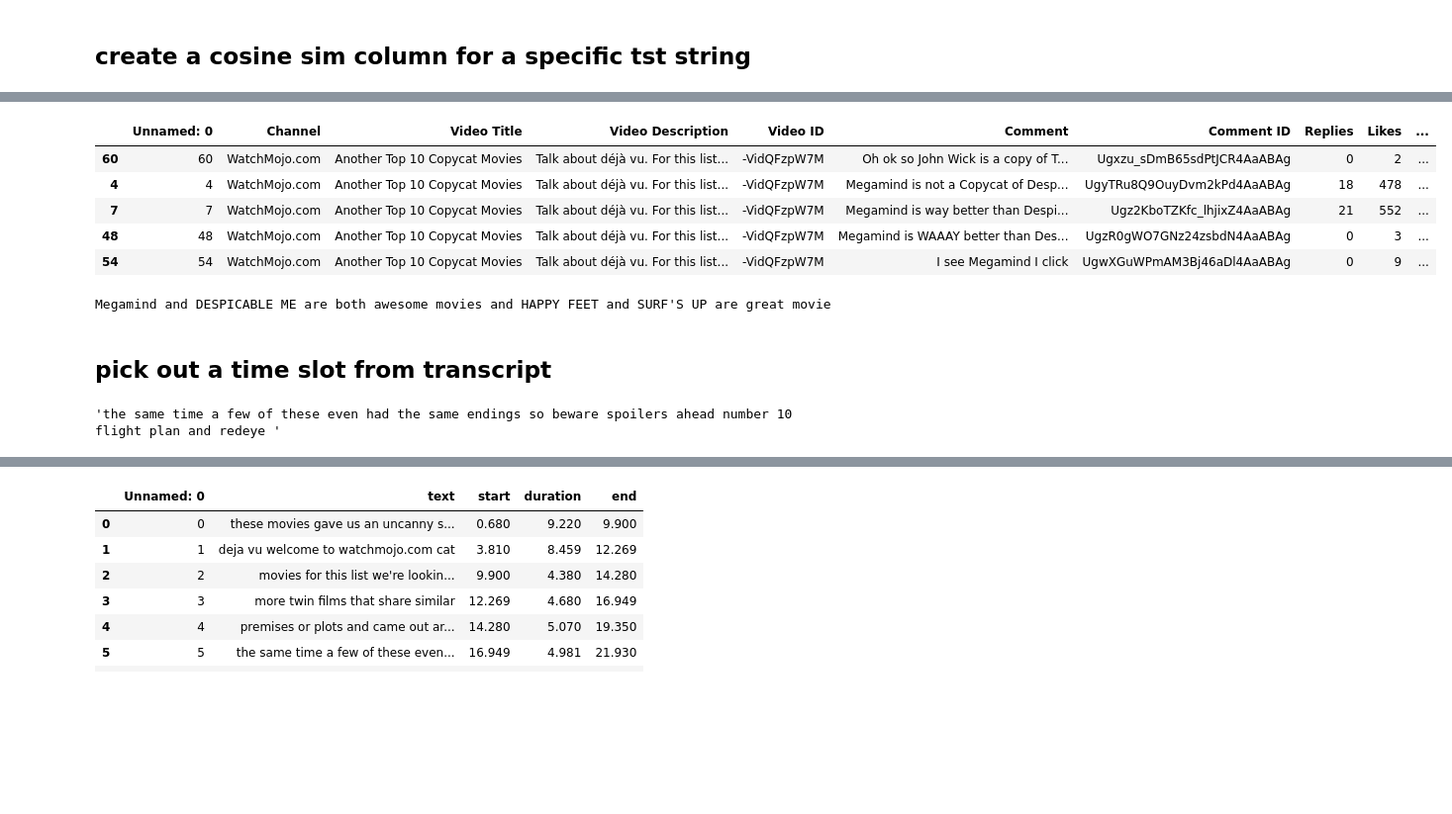
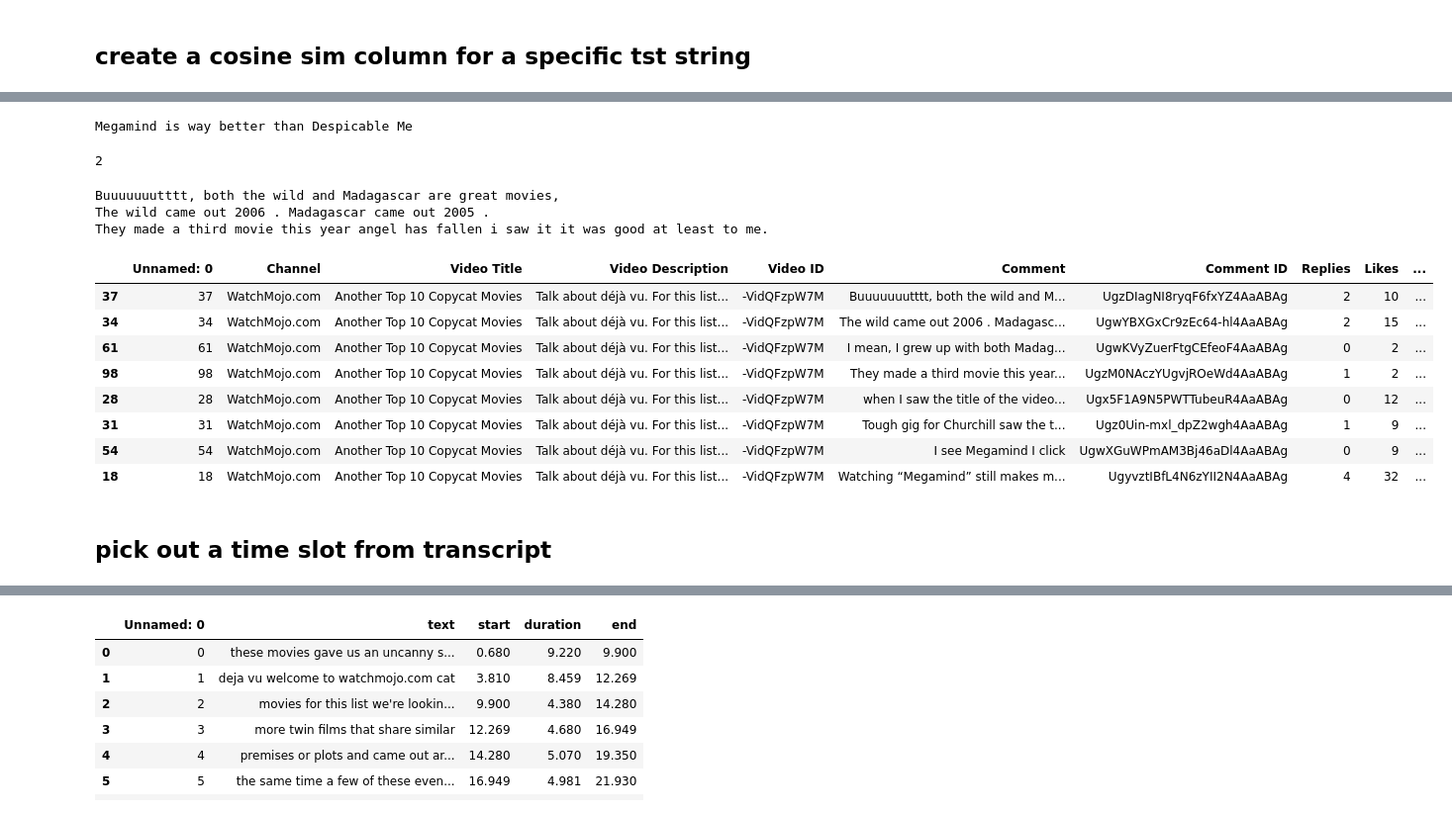
Before and after one commit to JesseKanter/YoutubeCommentFilter, a Jupyter notebook: Fidning_similiarity_test.ipynb, the cells around one changed output, grey strips where cells are left out. Shown: that part at 99% size. Cells and saved outputs as stored; diff of their text form; code cells hidden in the pictures; blank space fills up the shorter version.

Commit message:
getting ready to put into backgound of chrome ext, added focus on tfidf on transcript only

```diff
--- a/Fidning_similiarity_test.ipynb
+++ b/Fidning_similiarity_test.ipynb
@@ -120,0 +117,3 @@ dreamworks Megamind arrived right on the
+# %%
+start=60*8-8
+duration=60*1-7
@@ -121,20 +124,36 @@ dreamworks Megamind arrived right on the
 # %%
-tran_string_test=tfidf_transformer.transform(bow_transformer.transform([tran.text.iloc[200]]))
+tran_string_test=tfidf_transformer.transform(bow_transformer.transform([select_script_transcript(start,duration,tran)]))
 # %%
 comments['sim_score']=comments.Comment.apply(lambda s: cosine_similarity(tran_string_test,tfidf_transformer.transform(bow_transformer.transform([s])))[0][0] )
+# %%
+print(comments.sort_values(by='sim_score',ascending=False).Comment.iloc[4])
+# %% [output]
+Megamind is way better than Despicable Me
+# %%
+(comments.sort_values(by='sim_score',ascending=False).head(3).iloc[0].Replies)
+# %% [output]
+2
+# %%
+i=0
+while i < len(comments.sort_values(by='sim_score',ascending=False).head(3)):
+    print(comments.sort_values(by='sim_score',ascending=False).head(3).iloc[i].Comment)
+    i+=1
+# %% [output]
+Buuuuuuutttt, both the wild and Madagascar are great movies,
+The wild came out 2006 . Madagascar came out 2005 .
+They made a third movie this year angel has fallen i saw it it was good at least to me.
 # %%
-comments.sort_values(by='sim_score',ascending=False).head()
+comments.sort_values(by='sim_score',ascending=False).head(8)
 # %% [output]
 |  | Unnamed: 0 | Channel | Video Title | Video Description | Video ID | Comment | Comment ID | Replies | Likes | ... |
-| 60 | 60 | WatchMojo.com | Another Top 10 Copycat Movies | Talk about déjà vu. For this list... | -VidQFzpW7M | Oh ok so John Wick is a copy of T... | Ugxzu_sDmB65sdPtJCR4AaABAg | 0 | 2 | ... |
-| 4 | 4 | WatchMojo.com | Another Top 10 Copycat Movies | Talk about déjà vu. For this list... | -VidQFzpW7M | Megamind is not a Copycat of Desp... | UgyTRu8Q9OuyDvm2kPd4AaABAg | 18 | 478 | ... |
-| 7 | 7 | WatchMojo.com | Another Top 10 Copycat Movies | Talk about déjà vu. For this list... | -VidQFzpW7M | Megamind is way better than Despi... | Ugz2KboTZKfc_lhjixZ4AaABAg | 21 | 552 | ... |
-| 48 | 48 | WatchMojo.com | Another Top 10 Copycat Movies | Talk about déjà vu. For this list... | -VidQFzpW7M | Megamind is WAAAY better than Des... | UgzR0gWO7GNz24zsbdN4AaABAg | 0 | 3 | ... |
+| 37 | 37 | WatchMojo.com | Another Top 10 Copycat Movies | Talk about déjà vu. For this list... | -VidQFzpW7M | Buuuuuuutttt, both the wild and M... | UgzDIagNI8ryqF6fxYZ4AaABAg | 2 | 10 | ... |
+| 34 | 34 | WatchMojo.com | Another Top 10 Copycat Movies | Talk about déjà vu. For this list... | -VidQFzpW7M | The wild came out 2006 . Madagasc... | UgwYBXGxCr9zEc64-hl4AaABAg | 2 | 15 | ... |
+| 61 | 61 | WatchMojo.com | Another Top 10 Copycat Movies | Talk about déjà vu. For this list... | -VidQFzpW7M | I mean, I grew up with both Madag... | UgwKVyZuerFtgCEfeoF4AaABAg | 0 | 2 | ... |
+| 98 | 98 | WatchMojo.com | Another Top 10 Copycat Movies | Talk about déjà vu. For this list... | -VidQFzpW7M | They made a third movie this year... | UgzM0NAczYUgvjROeWd4AaABAg | 1 | 2 | ... |
+| 28 | 28 | WatchMojo.com | Another Top 10 Copycat Movies | Talk about déjà vu. For this list... | -VidQFzpW7M | when I saw the title of the video... | Ugx5F1A9N5PWTTubeuR4AaABAg | 0 | 12 | ... |
+| 31 | 31 | WatchMojo.com | Another Top 10 Copycat Movies | Talk about déjà vu. For this list... | -VidQFzpW7M | Tough gig for Churchill saw the t... | Ugz0Uin-mxl_dpZ2wgh4AaABAg | 1 | 9 | ... |
 | 54 | 54 | WatchMojo.com | Another Top 10 Copycat Movies | Talk about déjà vu. For this list... | -VidQFzpW7M | I see Megamind I click | UgwXGuWPmAM3Bj46aDl4AaABAg | 0 | 9 | ... |
+| 18 | 18 | WatchMojo.com | Another Top 10 Copycat Movies | Talk about déjà vu. For this list... | -VidQFzpW7M | Watching “Megamind” still makes m... | UgyvztIBfL4N6zYII2N4AaABAg | 4 | 32 | ... |
-# %%
-print(comments.sort_values(by='sim_score',ascending=False).Comment.iloc[25])
-# %% [output]
-Megamind and DESPICABLE ME are both awesome movies and HAPPY FEET and SURF'S UP are great movie
 # %% [markdown]
 ## pick out a time slot from transcript
 # %%
@@ -153,7 +172,3 @@ def select_script_transcript(start_time,added_time,tran):
     for s in transelection.text:
         transelection_text+=s+' '
     return(transelection_text)
-# %%
-select_script_transcript(20,10,tran)
-# %% [output]
-'the same time a few of these even had the same endings so beware spoilers ahead number 10 flight plan and redeye '
```
Also changed, not shown: parts of 8 cells of this notebook.
